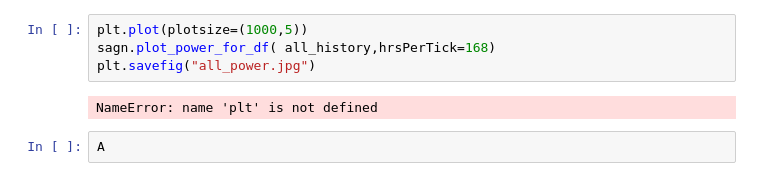
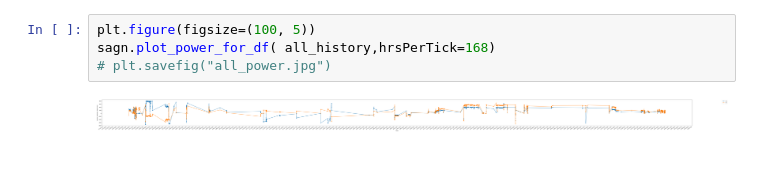
Before and after one commit to OrionSmedley/SagnacOperatingSys, a Jupyter notebook: MetaAnalysis/metaAnalysis.ipynb, the cells around one changed output. Saved outputs shown, nothing was run; the diff lists cells and outputs as text.

```diff
--- a/MetaAnalysis/metaAnalysis.ipynb
+++ b/MetaAnalysis/metaAnalysis.ipynb
@@ -19,8 +8,6 @@ all_history = sagn.import_all_at_path(r"C:\Users\Ralph Group\Documents\Data")
 # %%
-plt.plot(plotsize=(1000,5))
+plt.figure(figsize=(100, 5))
 sagn.plot_power_for_df( all_history,hrsPerTick=168)
-plt.savefig("all_power.jpg")
+# plt.savefig("all_power.jpg")
 # %% [output]
-NameError: name 'plt' is not defined
+[figure, added]
-# %%
-A
```
Also changed, not shown: parts of 8 cells of this notebook.
